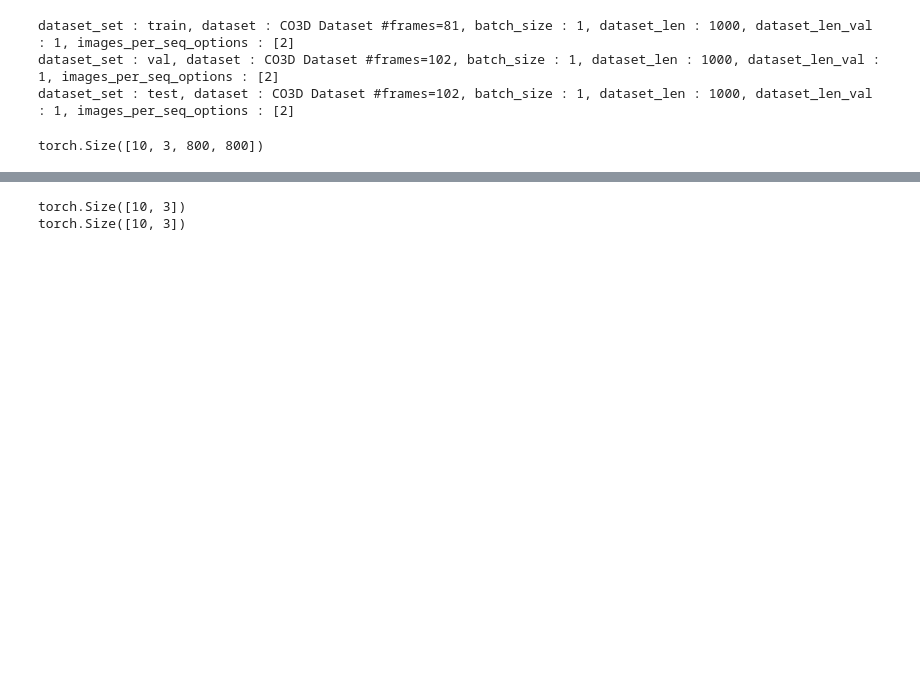
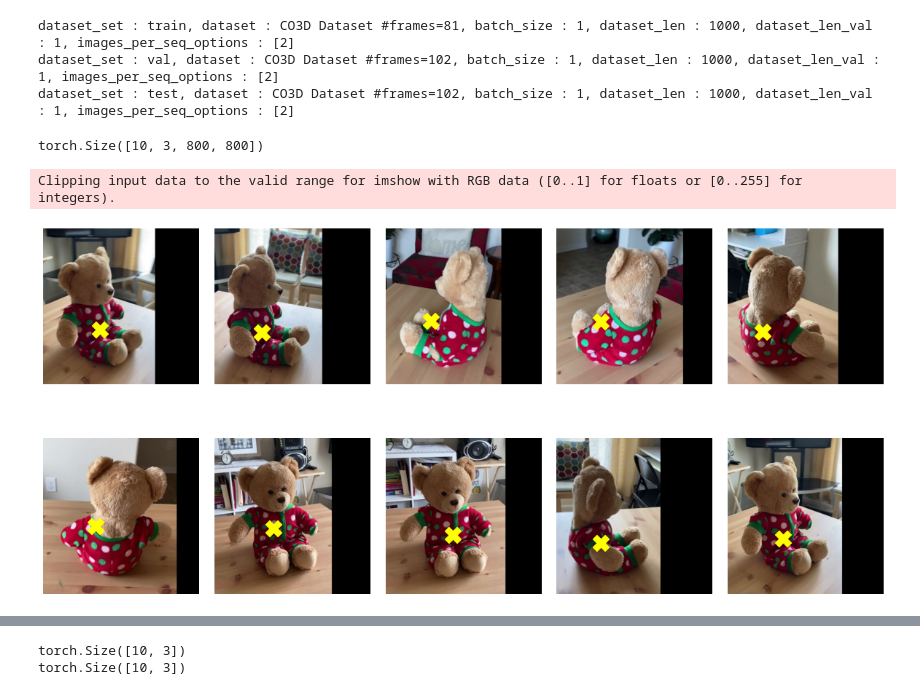
Before and after one commit to nogoing/CameraOptim, a Jupyter notebook: sampling_test.ipynb, the cells around one changed output, grey strips where cells are left out. Drawn from its saved outputs; the diff is of its cells as text; code cells hidden in the pictures; blank space fills up the shorter version.

```diff
--- a/sampling_test.ipynb
+++ b/sampling_test.ipynb
@@ -77 +81,28 @@ torch.Size([10, 3, 800, 800])
+# %%
+plt.figure(figsize=(16, 8))
+plt.subplots_adjust(wspace=0.1, hspace=0, left=0, right=1, bottom=0, top=1)
+
+# ndc coord --> screen coord
+ndc2screen = pytorch3d.renderer.cameras.get_ndc_to_screen_transform(camera,
+                                                                    image_size=(H, W), with_xyflip=True).cpu()
+imgs = data_frame.image_rgb.cpu()
+
+for i, img in enumerate(imgs):
+    plt.subplot(2, 5, i + 1)
+    img = img.numpy().transpose(1, 2, 0)
+    plt.imshow(img)
+
+    principal_ndc = camera.principal_point[i]
+
+    principal_with_z = torch.ones((1, 3))
+    principal_with_z[..., :2] = principal_ndc
+
+    principal_screen = ndc2screen.transform_points(principal_with_z)[i]
+
+    plt.scatter(principal_screen[0][0].item(), principal_screen[0][1].item(), marker='X', c='yellow', s=500)
+
+    plt.axis("off")
+# %% [output]
+Clipping input data to the valid range for imshow with RGB data ([0..1] for floats or [0..255] for integers).
+[figure, added]
 # %%
```
Also changed, not shown: parts of 50 cells of this notebook, 6 other files.
